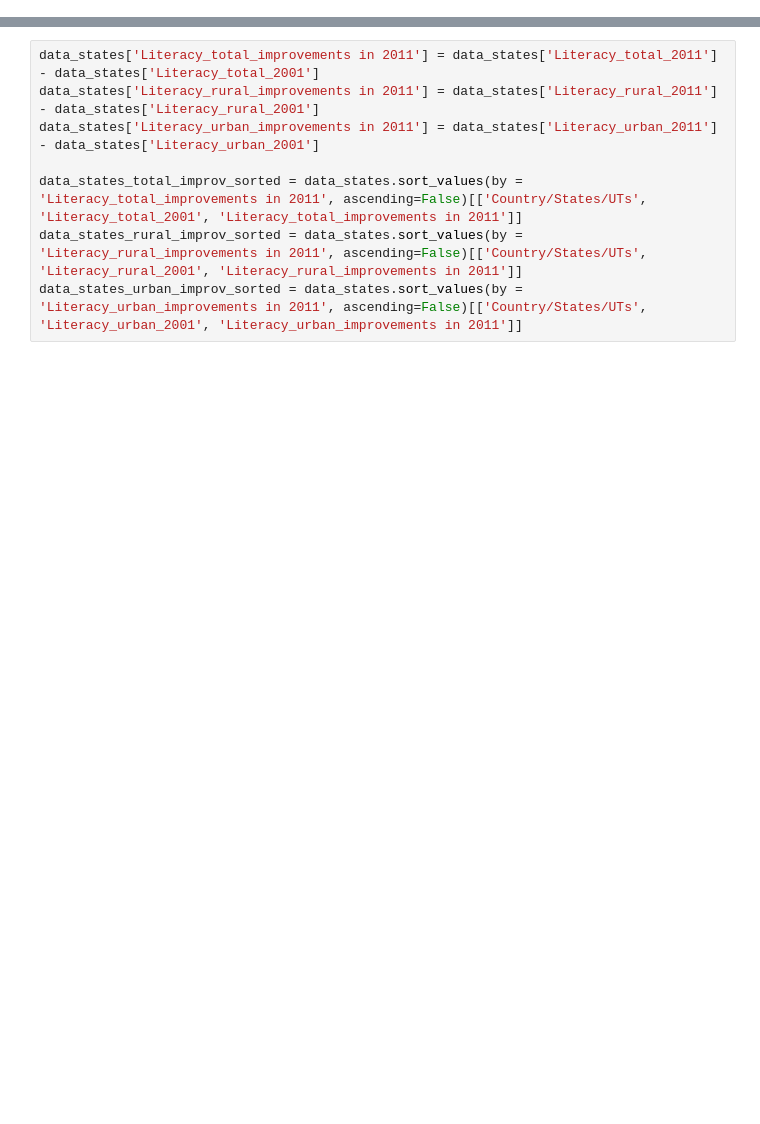
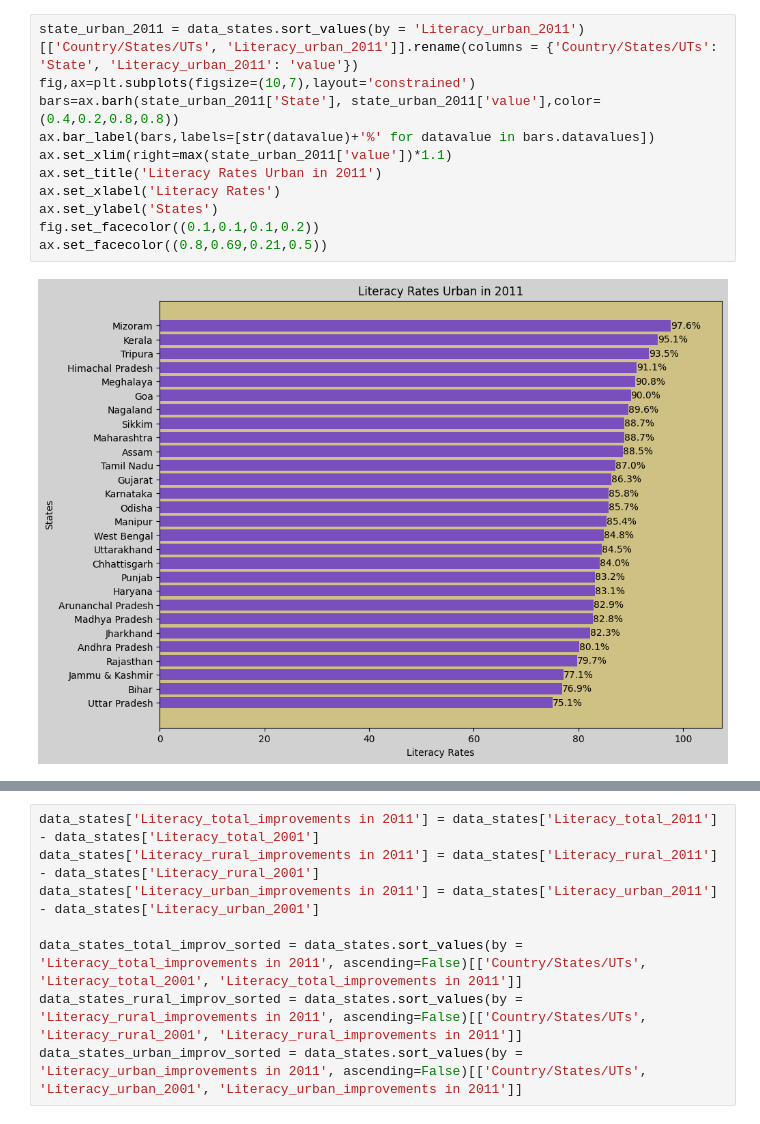
Before and after one commit to ROHIT779/ml-projects, a Jupyter notebook: goi-literacy-rates-2001-2011/goi_literacy_rates.ipynb, the cells around one changed output, grey strips where cells are left out. Saved outputs shown, nothing was run; the diff lists cells and outputs as text; blank space fills up the shorter version.

```diff
--- a/goi-literacy-rates-2001-2011/goi_literacy_rates.ipynb
+++ b/goi-literacy-rates-2001-2011/goi_literacy_rates.ipynb
@@ -121,0 +136,13 @@ Text(0.5, 0.98, 'States vs Literacy Rates in 2011')
+# %%
+state_urban_2011 = data_states.sort_values(by = 'Literacy_urban_2011')[['Country/States/UTs', 'Literacy_urban_2011']].rename(columns = {'Country/States/UTs': 'State', 'Literacy_urban_2011': 'value'})
+fig,ax=plt.subplots(figsize=(10,7),layout='constrained')
+bars=ax.barh(state_urban_2011['State'], state_urban_2011['value'],color=(0.4,0.2,0.8,0.8))
+ax.bar_label(bars,labels=[str(datavalue)+'%' for datavalue in bars.datavalues])
+ax.set_xlim(right=max(state_urban_2011['value'])*1.1)
+ax.set_title('Literacy Rates Urban in 2011')
+ax.set_xlabel('Literacy Rates')
+ax.set_ylabel('States')
+fig.set_facecolor((0.1,0.1,0.1,0.2))
+ax.set_facecolor((0.8,0.69,0.21,0.5))
+# %% [output]
+[figure, added]
```
Also changed, not shown: parts of 38 cells of this notebook, 7 other files.
